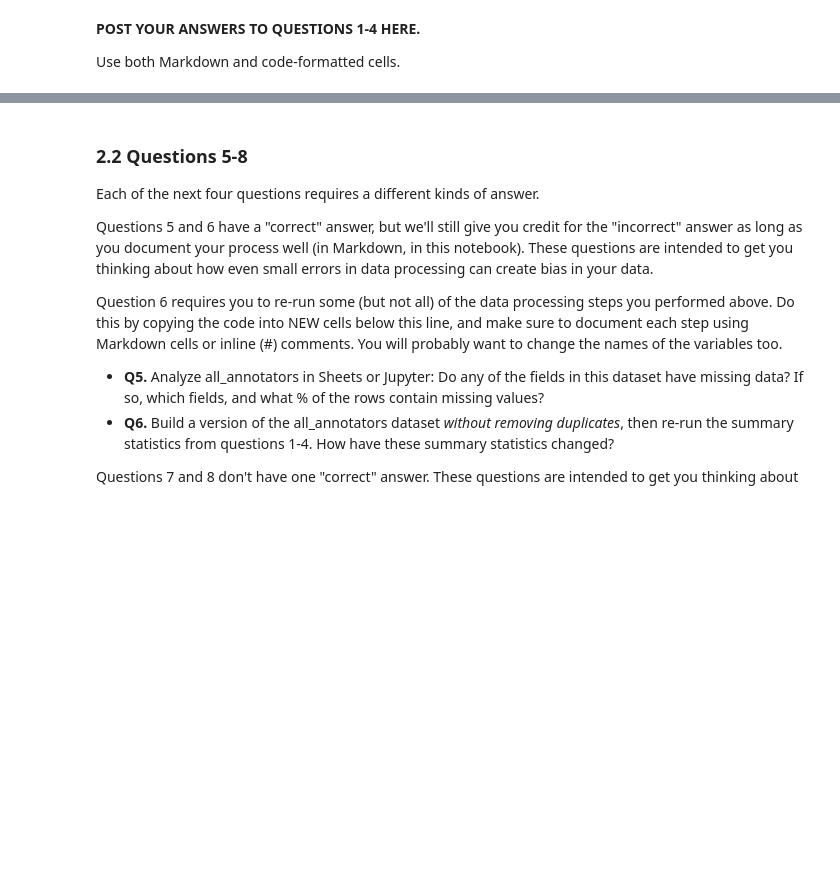
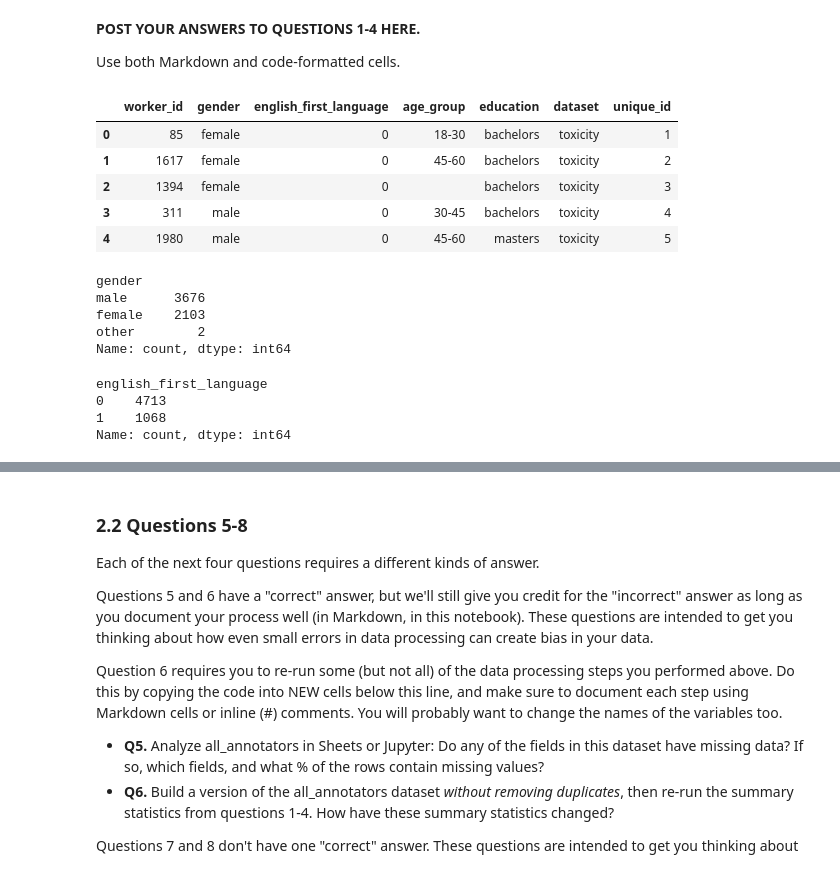
Before and after one commit to chyu05/hcde-410, a Jupyter notebook: A2/hcde410-a2.ipynb, the cells around one changed output, grey strips where cells are left out. Saved outputs shown, nothing was run; the diff lists cells and outputs as text; code cells hidden in the pictures; blank space fills up the shorter version.

```diff
--- a/A2/hcde410-a2.ipynb
+++ b/A2/hcde410-a2.ipynb
@@ -388,4 +417,33 @@ If you *do not know* how to create tables in Python, you can use Excel or anothe
 
 Use both Markdown and code-formatted cells.
 # %%
-#[Here's a starter code cell for Q1-Q4]
+#[Here's a starter code cell for Q1-Q4
+import pandas as pd
+aa = pd.DataFrame(all_annotators)
+aa.head()
+# %% [output]
+|  | worker_id | gender | english_first_language | age_group | education | dataset | unique_id |
+| 0 | 85 | female | 0 | 18-30 | bachelors | toxicity | 1 |
+| 1 | 1617 | female | 0 | 45-60 | bachelors | toxicity | 2 |
+| 2 | 1394 | female | 0 |  | bachelors | toxicity | 3 |
+| 3 | 311 | male | 0 | 30-45 | bachelors | toxicity | 4 |
+| 4 | 1980 | male | 0 | 45-60 | masters | toxicity | 5 |
+# %%
+# Q1:
+gender = aa["gender"].value_counts()
+gender
+# %% [output]
+gender
+male      3676
+female    2103
+other        2
+Name: count, dtype: int64
+# %%
+#Q2
+fl = aa["english_first_language"].value_counts()
+fl
+# %% [output]
+english_first_language
+0    4713
+1    1068
+Name: count, dtype: int64
```
Also changed, not shown: parts of 6 cells of this notebook.
